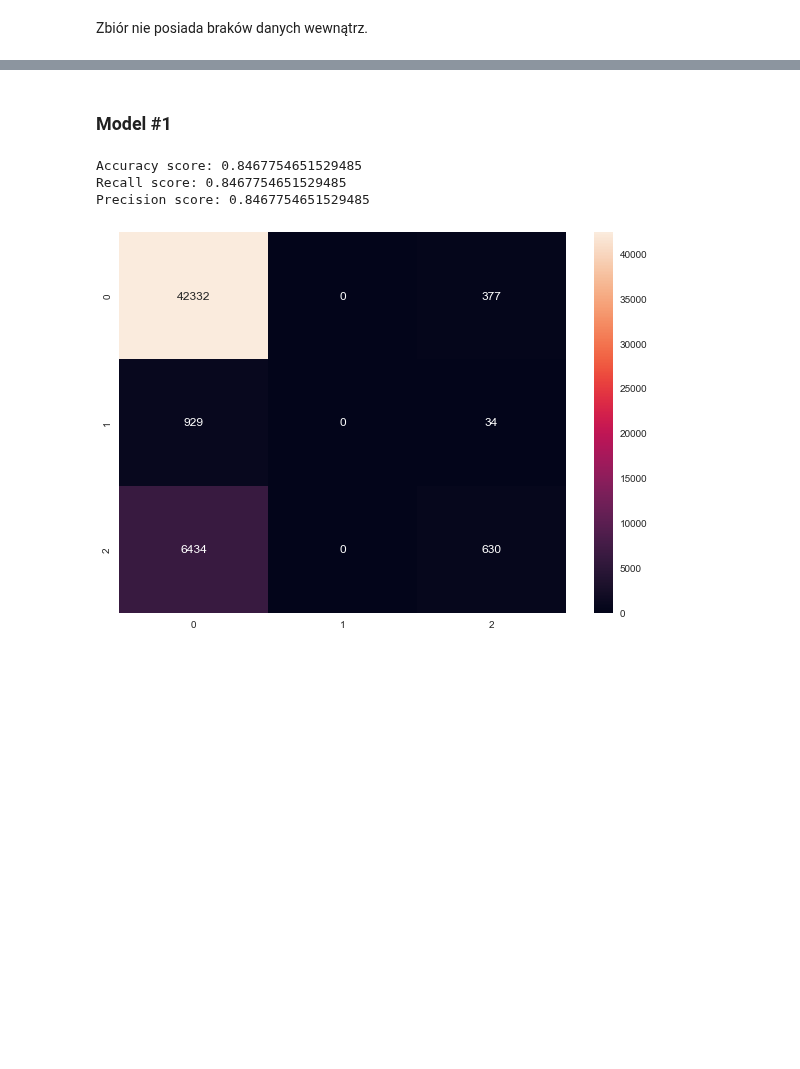
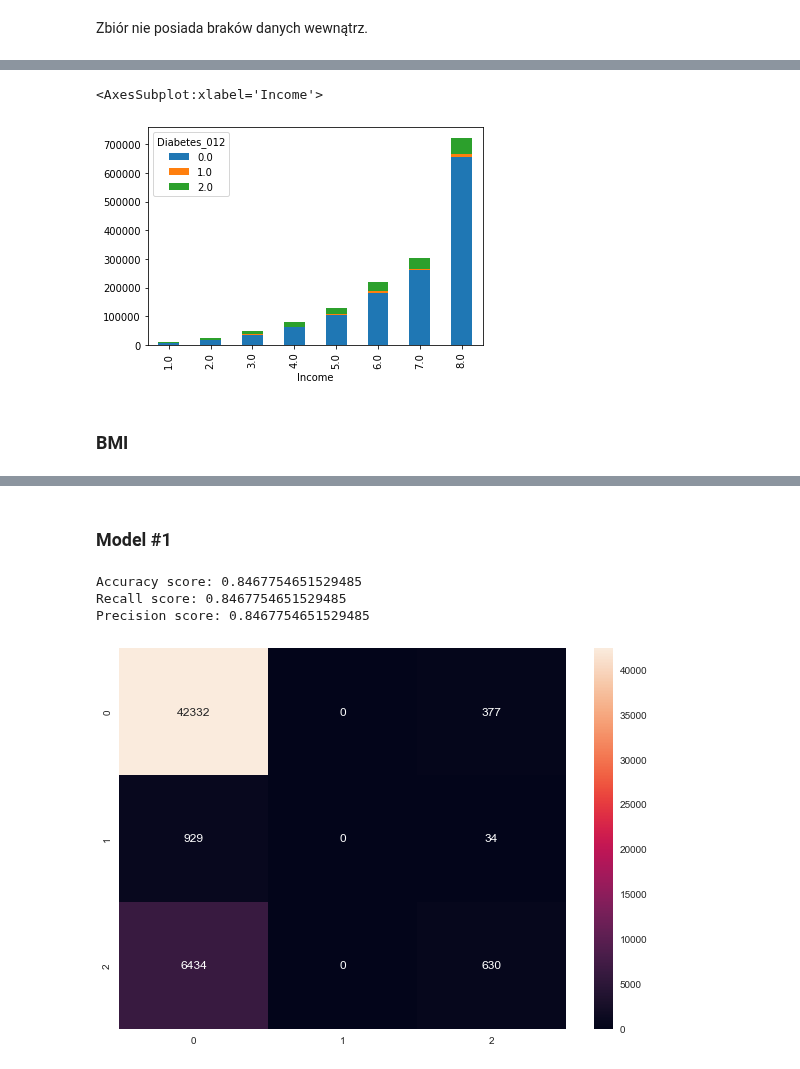
Before and after one commit to CarJung/Uni, a Jupyter notebook: diabetes/Projekt.ipynb, the cells around one changed output, grey strips where cells are left out. Cells and saved outputs as stored; diff of their text form; code cells hidden in the pictures; blank space fills up the shorter version.

```diff
--- a/diabetes/Projekt.ipynb
+++ b/diabetes/Projekt.ipynb
@@ -92,0 +131,8 @@ Zbiór nie posiada braków danych wewnątrz.
+# %%
+df_agg = data.groupby(['Income', 'Diabetes_012'])['Income'].sum().unstack()
+df_agg.plot(kind='bar', stacked=True)
+# %% [output]
+<AxesSubplot:xlabel='Income'>
+[figure, added]
+# %% [markdown]
+### BMI
```
Also changed, not shown: parts of 13 cells of this notebook.
